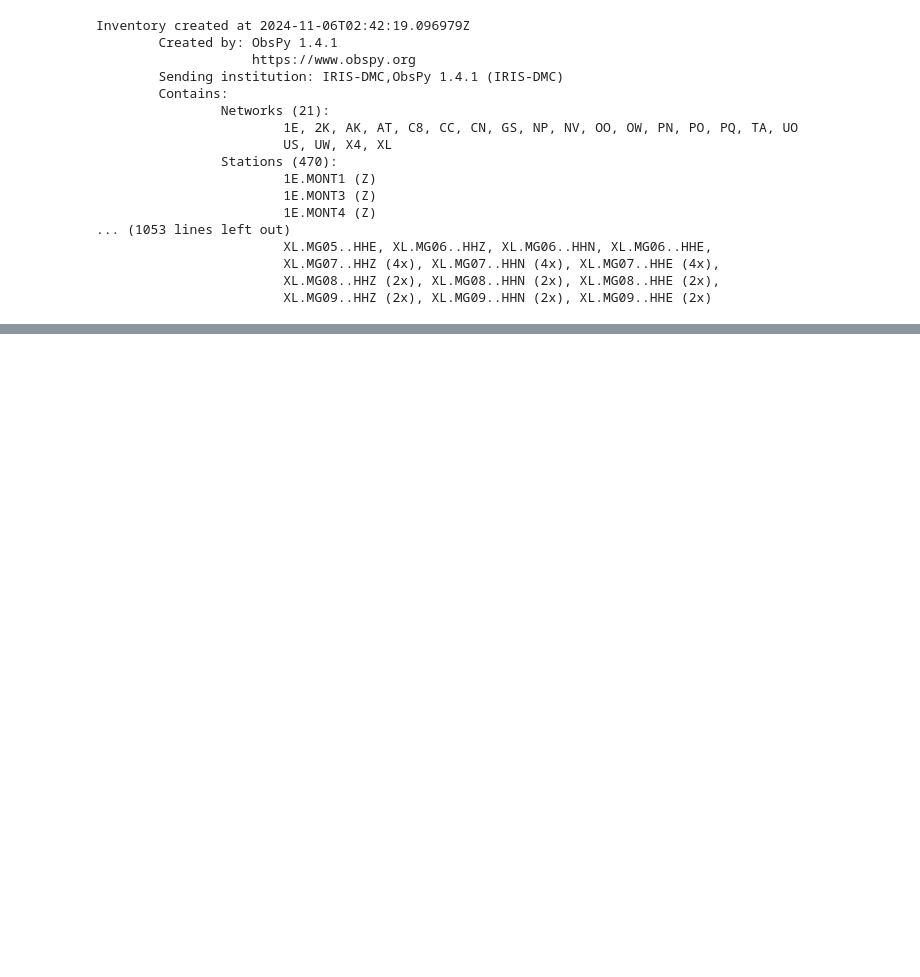
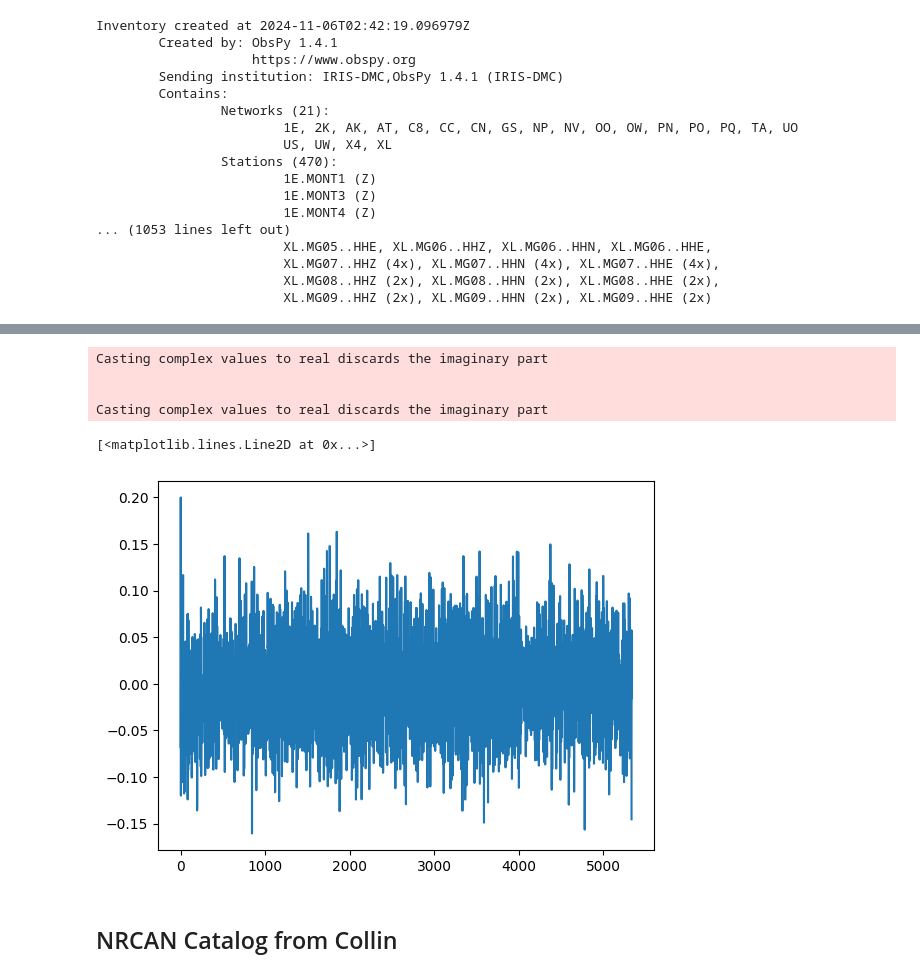
Before and after one commit to LekiYak/bc-multiplets, a Jupyter notebook: scripts/waveforms.ipynb, the cells around one changed output, grey strips where cells are left out. Saved outputs shown, nothing was run; the diff lists cells and outputs as text; code cells hidden in the pictures; blank space fills up the shorter version.

```diff
--- a/scripts/waveforms.ipynb
+++ b/scripts/waveforms.ipynb
@@ -260,0 +316,22 @@ ax.set_title(f'{t1.strftime("%Y-%m-%d %H:%M:%S")} 7D (Cascadia Initiative) BHZ',
+# %%
+import scipy.signal as signal
+import scipy.fftpack as fft
+
+# fft of the data
+f1 = fft.fft(data1)
+f2 = fft.fft(data2)
+
+# deconvolve
+f3 = f1 / f2
+
+# ifft
+data3 = fft.ifft(f3)
+
+plt.plot(data3)
+# %% [output]
+Casting complex values to real discards the imaginary part
+
+
+Casting complex values to real discards the imaginary part
+[<matplotlib.lines.Line2D at 0x...>]
+[figure, added]
@@ -260,0 +363,2 @@ ax.set_title(f'{t1.strftime("%Y-%m-%d %H:%M:%S")} 7D (Cascadia Initiative) BHZ',
+# %% [markdown]
+## NRCAN Catalog from Collin
```
Also changed, not shown: parts of 15 cells of this notebook, 34 other files.
